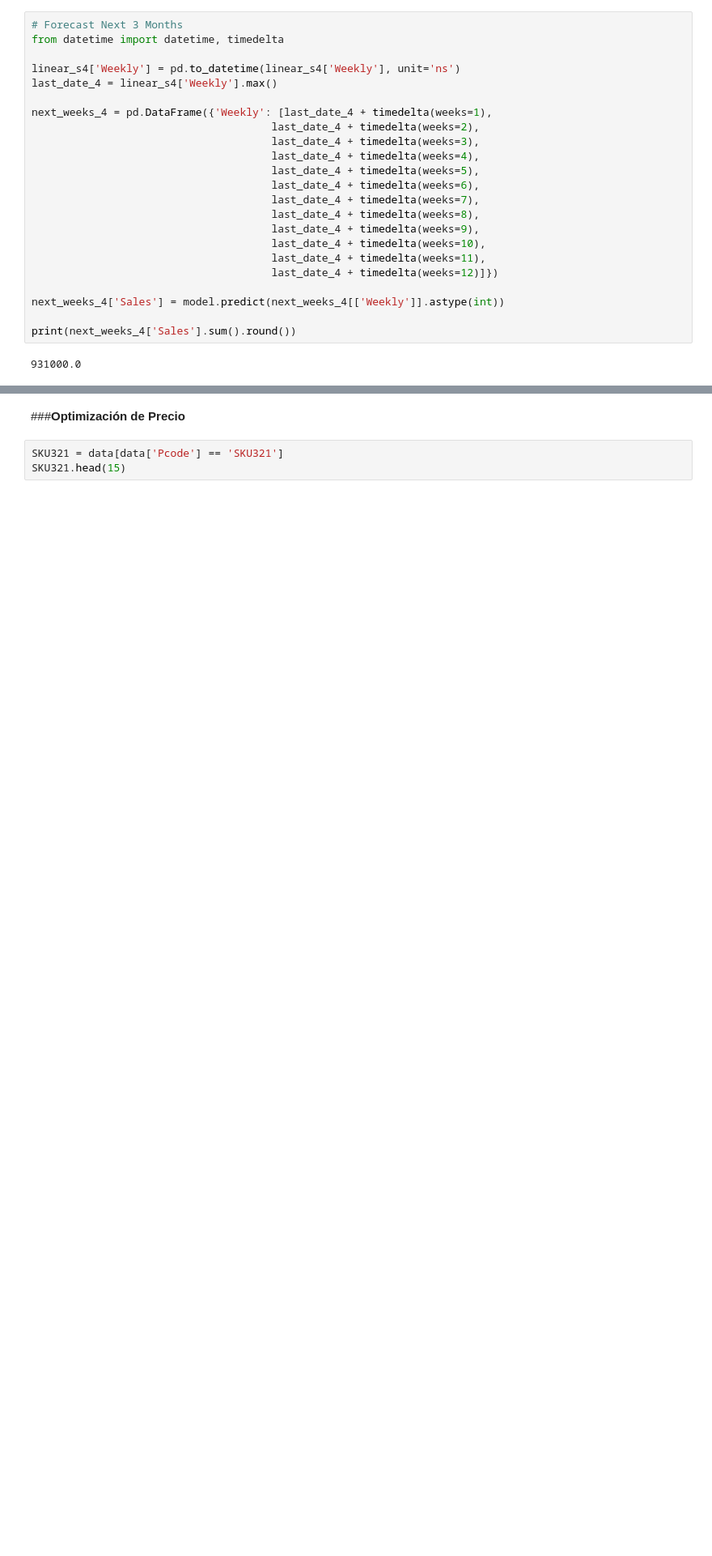
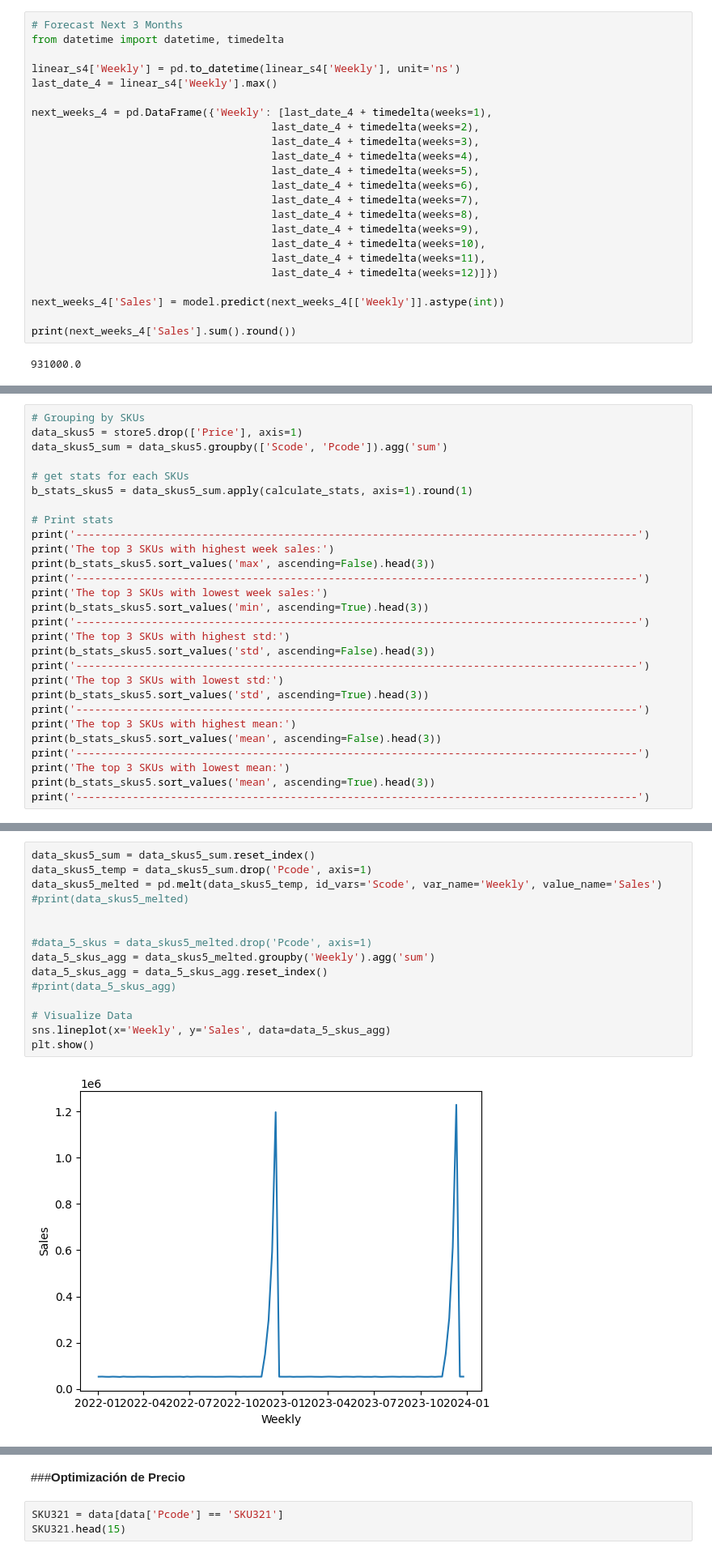
Before and after one commit to superpanditas/Quinio, a Jupyter notebook: Weekly_SKU_level_Product_Sales_Transactions.ipynb, the cells around one changed output, grey strips where cells are left out. Shown at 81% size. Cells and saved outputs as stored; diff of their text form; blank space fills up the shorter version.

```diff
--- a/Weekly_SKU_level_Product_Sales_Transactions.ipynb
+++ b/Weekly_SKU_level_Product_Sales_Transactions.ipynb
@@ -1378,0 +1399,28 @@ print(next_weeks_4['Sales'].sum().round())
+# %%
+# Grouping by SKUs
+data_skus5 = store5.drop(['Price'], axis=1)
+data_skus5_sum = data_skus5.groupby(['Scode', 'Pcode']).agg('sum')
+
+# get stats for each SKUs
+b_stats_skus5 = data_skus5_sum.apply(calculate_stats, axis=1).round(1)
+
+# Print stats
+print('-----------------------------------------------------------------------------------------')
+print('The top 3 SKUs with highest week sales:')
+print(b_stats_skus5.sort_values('max', ascending=False).head(3))
+print('-----------------------------------------------------------------------------------------')
+print('The top 3 SKUs with lowest week sales:')
+print(b_stats_skus5.sort_values('min', ascending=True).head(3))
+print('-----------------------------------------------------------------------------------------')
+print('The top 3 SKUs with highest std:')
+print(b_stats_skus5.sort_values('std', ascending=False).head(3))
+print('-----------------------------------------------------------------------------------------')
+print('The top 3 SKUs with lowest std:')
+print(b_stats_skus5.sort_values('std', ascending=True).head(3))
+print('-----------------------------------------------------------------------------------------')
+print('The top 3 SKUs with highest mean:')
+print(b_stats_skus5.sort_values('mean', ascending=False).head(3))
+print('-----------------------------------------------------------------------------------------')
+print('The top 3 SKUs with lowest mean:')
+print(b_stats_skus5.sort_values('mean', ascending=True).head(3))
+print('-----------------------------------------------------------------------------------------')
@@ -1378,0 +1445,17 @@ print(next_weeks_4['Sales'].sum().round())
+# %%
+data_skus5_sum = data_skus5_sum.reset_index()
+data_skus5_temp = data_skus5_sum.drop('Pcode', axis=1)
+data_skus5_melted = pd.melt(data_skus5_temp, id_vars='Scode', var_name='Weekly', value_name='Sales')
+#print(data_skus5_melted)
+
+
+#data_5_skus = data_skus5_melted.drop('Pcode', axis=1)
+data_5_skus_agg = data_skus5_melted.groupby('Weekly').agg('sum')
+data_5_skus_agg = data_5_skus_agg.reset_index()
+#print(data_5_skus_agg)
+
+# Visualize Data
+sns.lineplot(x='Weekly', y='Sales', data=data_5_skus_agg)
+plt.show()
+# %% [output]
+[figure, added]
```
Also changed, not shown: parts of 11 cells of this notebook.
